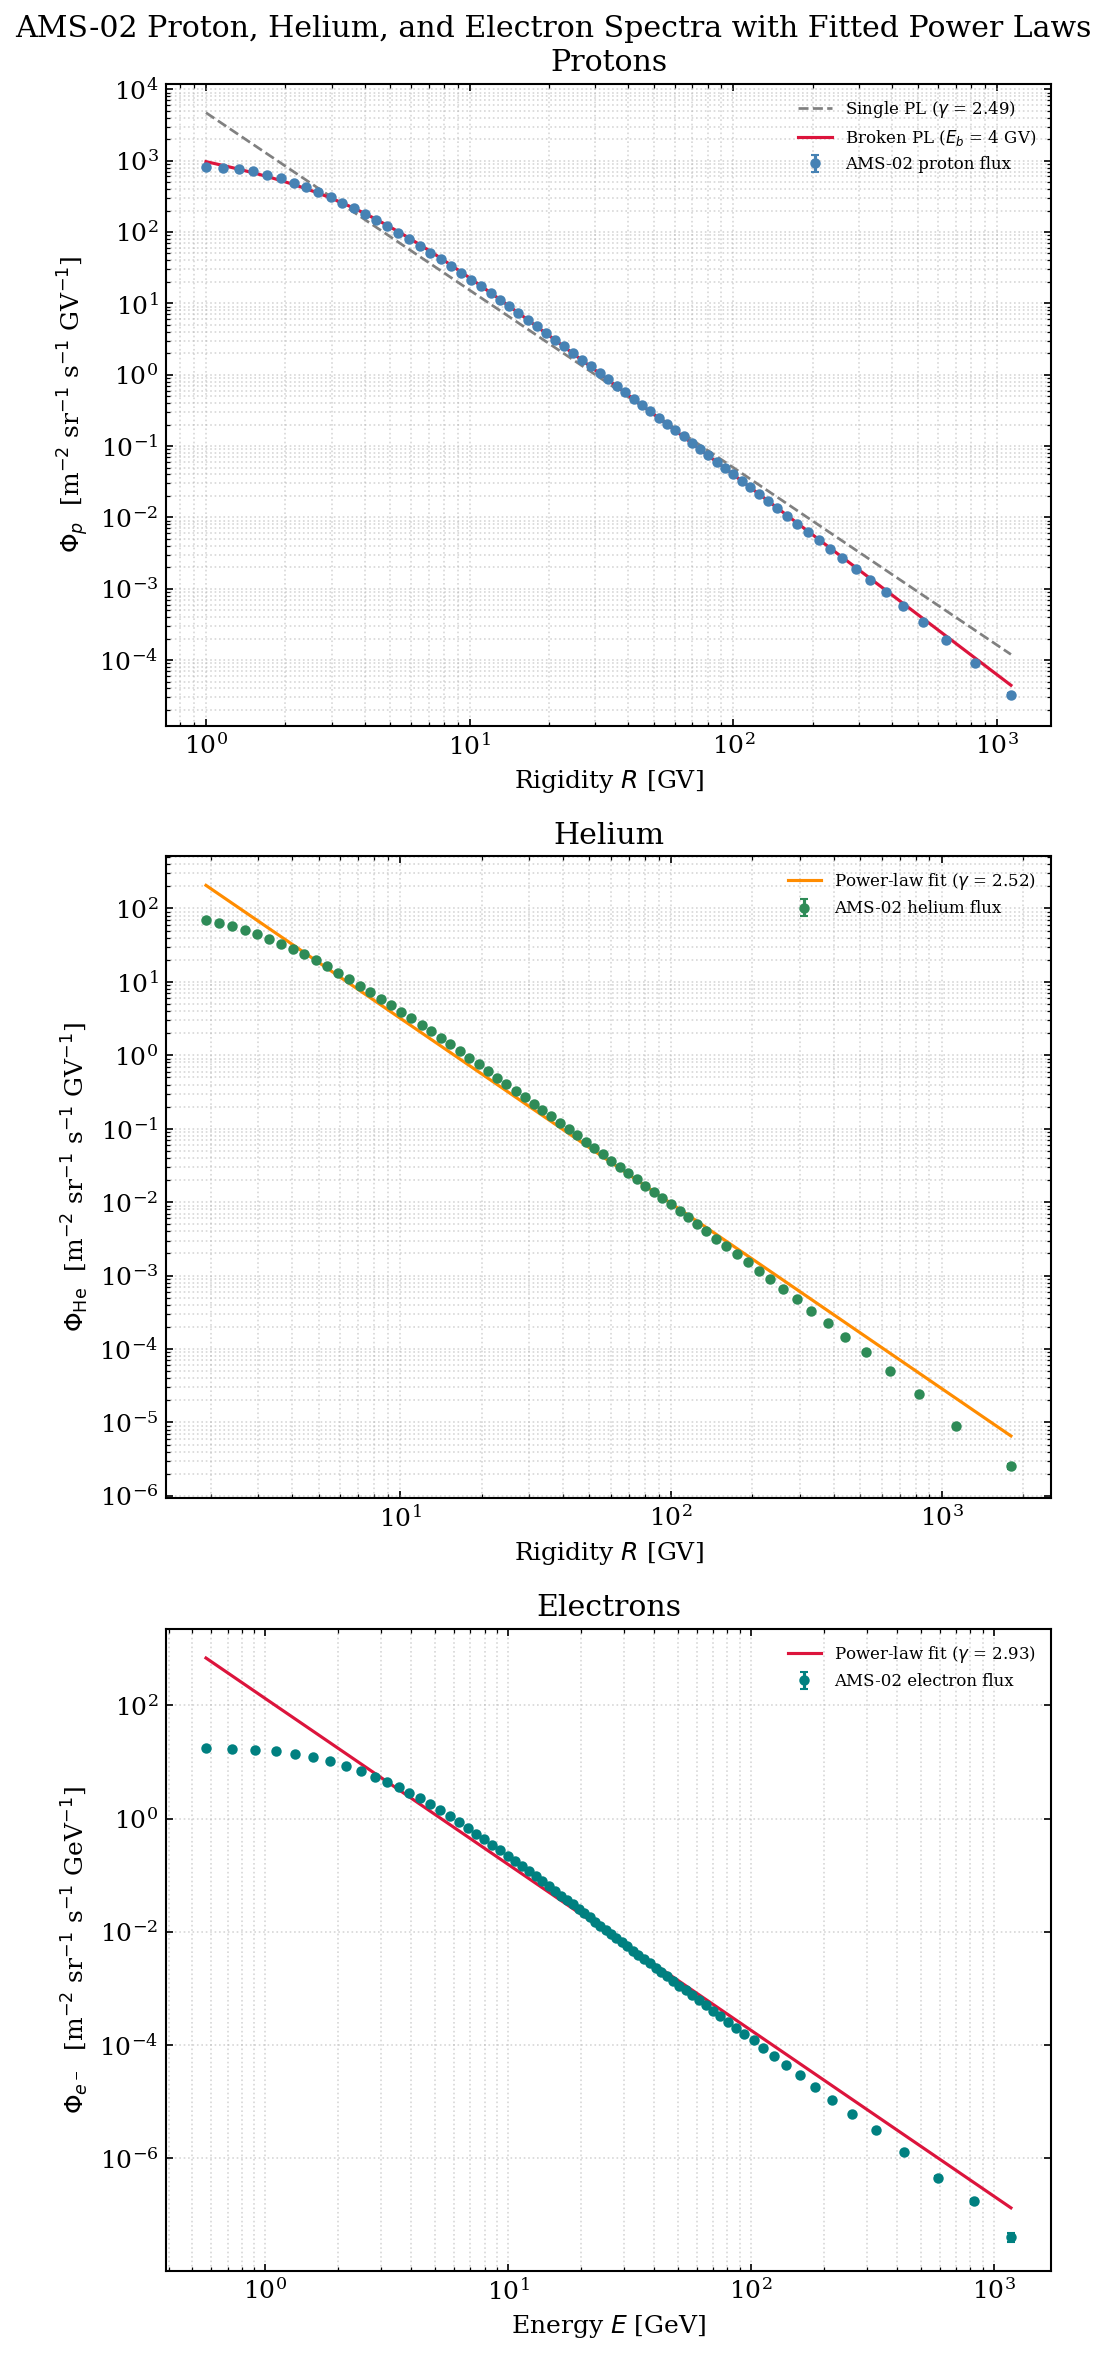
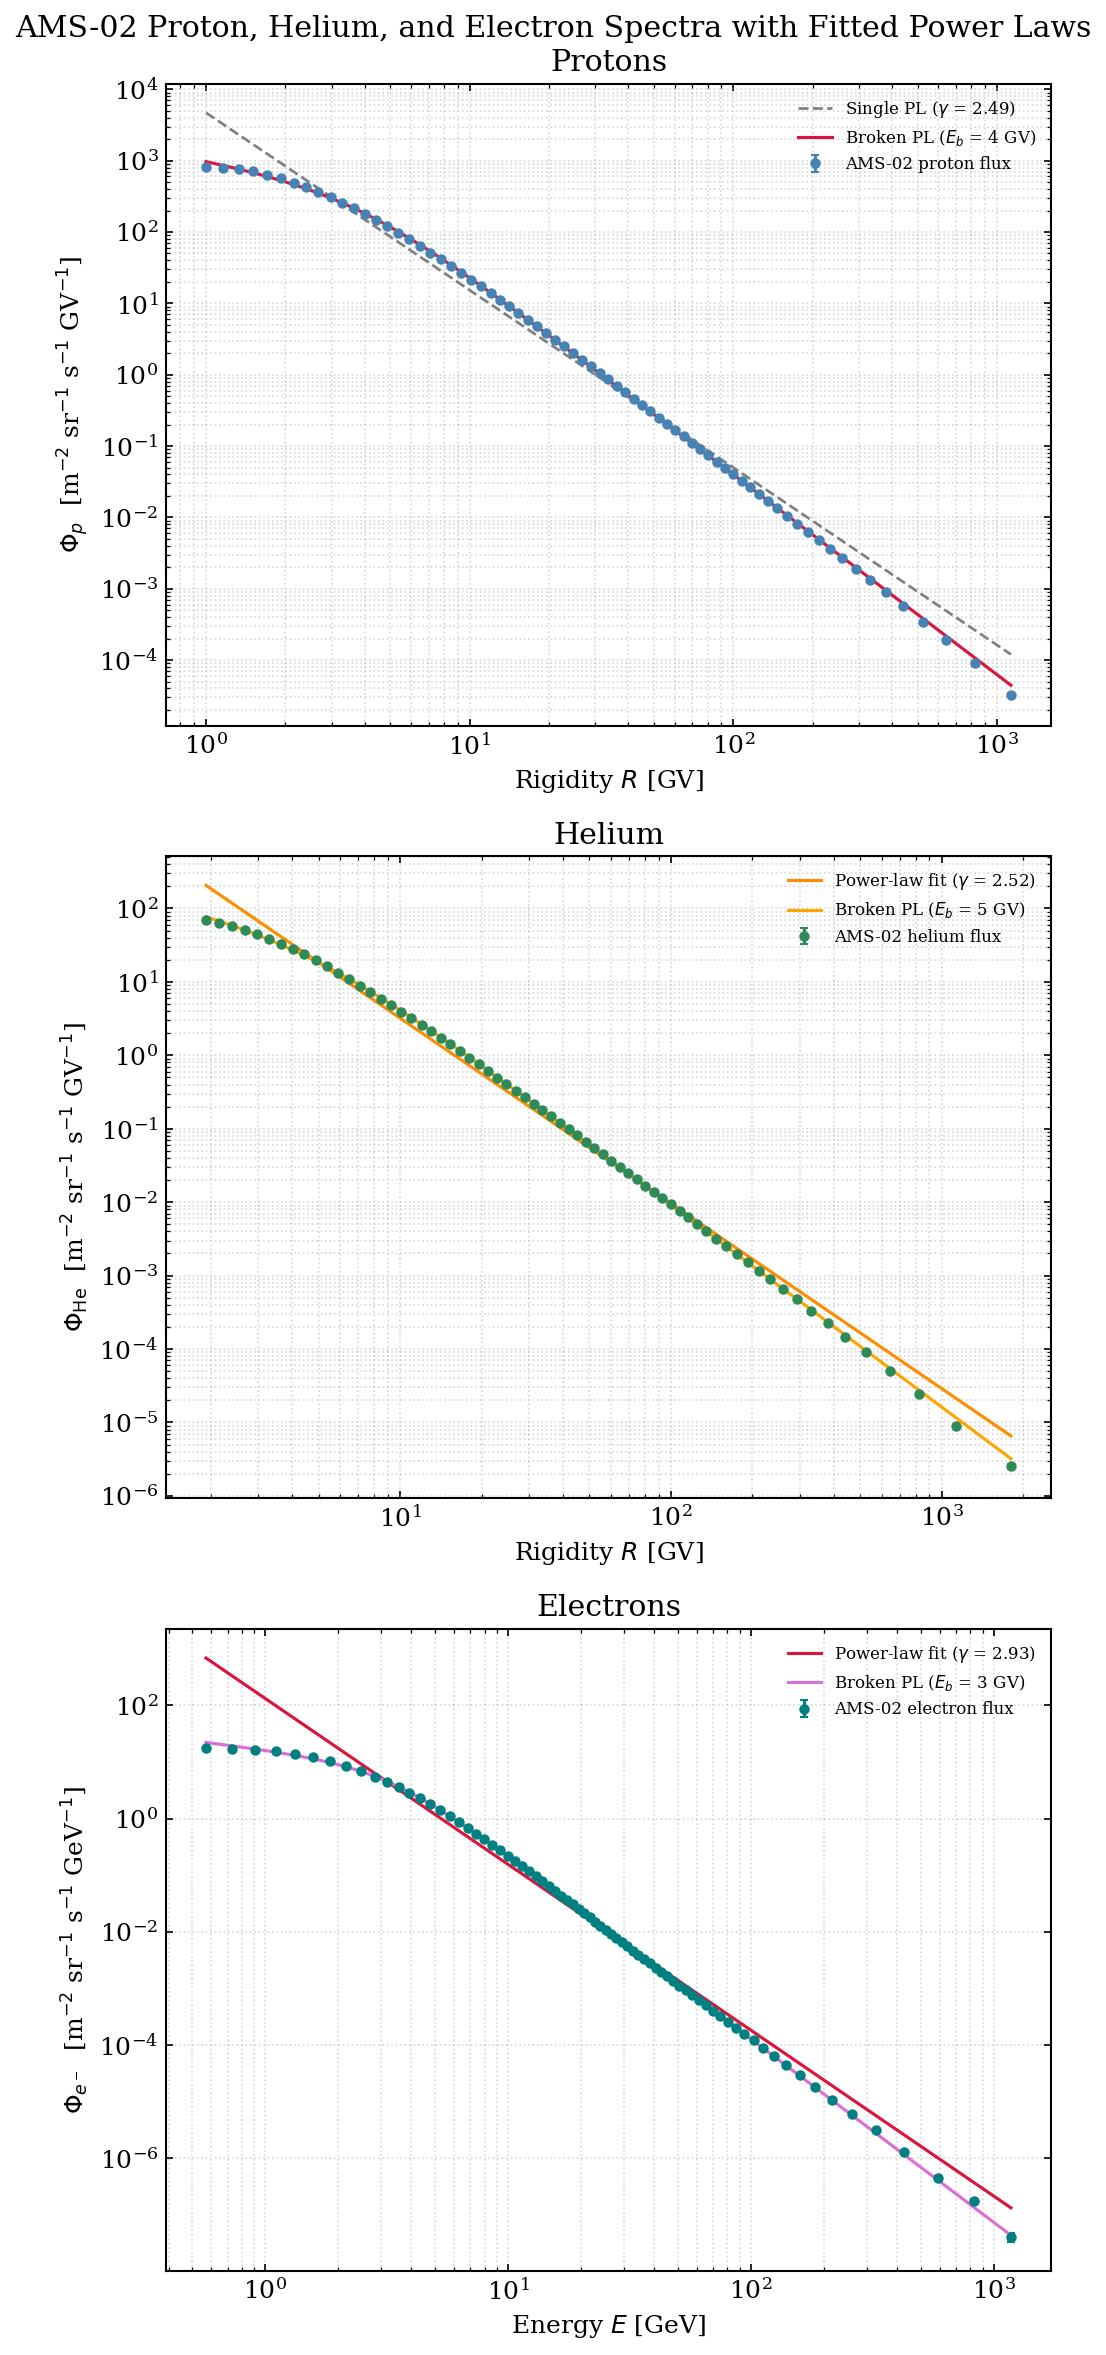
Unified diff of the notebook cell whose output changed from the first chart to the second:
--- before
+++ after
@@ -34,4 +34,7 @@
         color="darkorange", linewidth=1.5,
         label=fr"Power-law fit ($\gamma$ = {gamma_he:.2f})")
+ax.plot(E_fine_he, broken_power_law(E_fine_he, *hopt), "-", color="orange",
+        linewidth=1.5,
+        label=fr"Broken PL ($E_b$ = {hopt[3]:.0f} GV)")
 
 ax.set_xscale("log")
@@ -53,4 +56,7 @@
 ax.plot(E_fine_e, power_law(E_fine_e, Phi0_e, gamma_e), "-", color="crimson",
         linewidth=1.5, label=fr"Power-law fit ($\gamma$ = {gamma_e:.2f})")
+ax.plot(E_fine_e, broken_power_law(E_fine_e, *eopt), "-", color="orchid",
+        linewidth=1.5,
+        label=fr"Broken PL ($E_b$ = {eopt[3]:.0f} GV)")
 
 ax.set_xscale("log")

Commit: Created using Colab